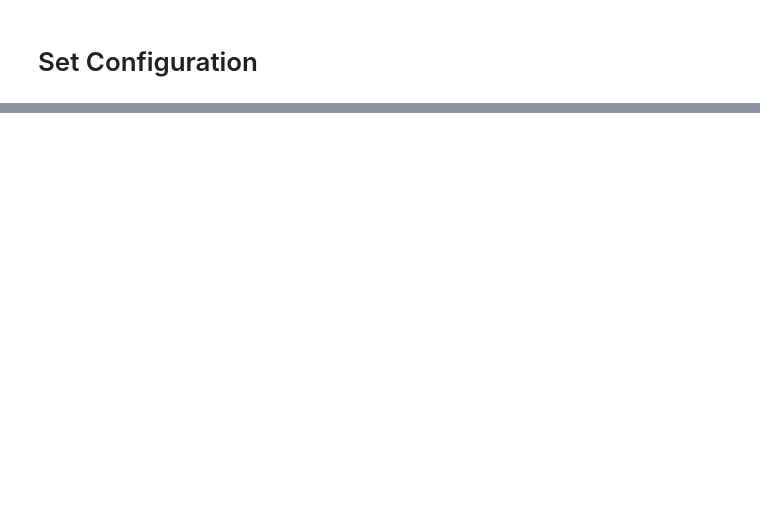
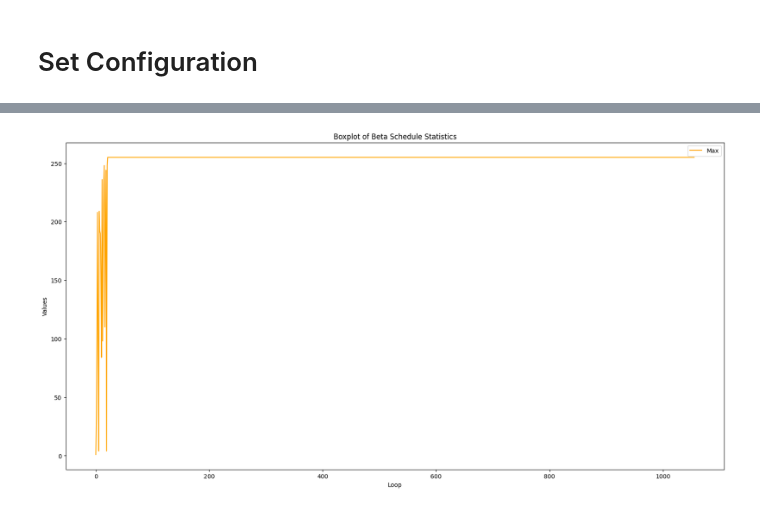
Before and after one commit to alphaka27/Diffusion_HASH_inverse, a Jupyter notebook: playground/test.ipynb, the cells around one changed output, grey strips where cells are left out. Drawn from its saved outputs; the diff is of its cells as text; code cells hidden in the pictures; blank space fills up the shorter version.

```diff
--- a/playground/test.ipynb
+++ b/playground/test.ipynb
@@ -135,0 +166,10 @@ print(f"Standard Deviation: {std}, Length: {len(std)}")
+# %%
+plt.figure(figsize=(20, 10))
+plt.plot(max, label='Max', color='orange')
+plt.legend()
+plt.title('Boxplot of Beta Schedule Statistics')
+plt.xlabel('Loop')
+plt.ylabel('Values')
+plt.show()
+# %% [output]
+[figure, added]
```
Also changed, not shown: parts of 10 cells of this notebook.
